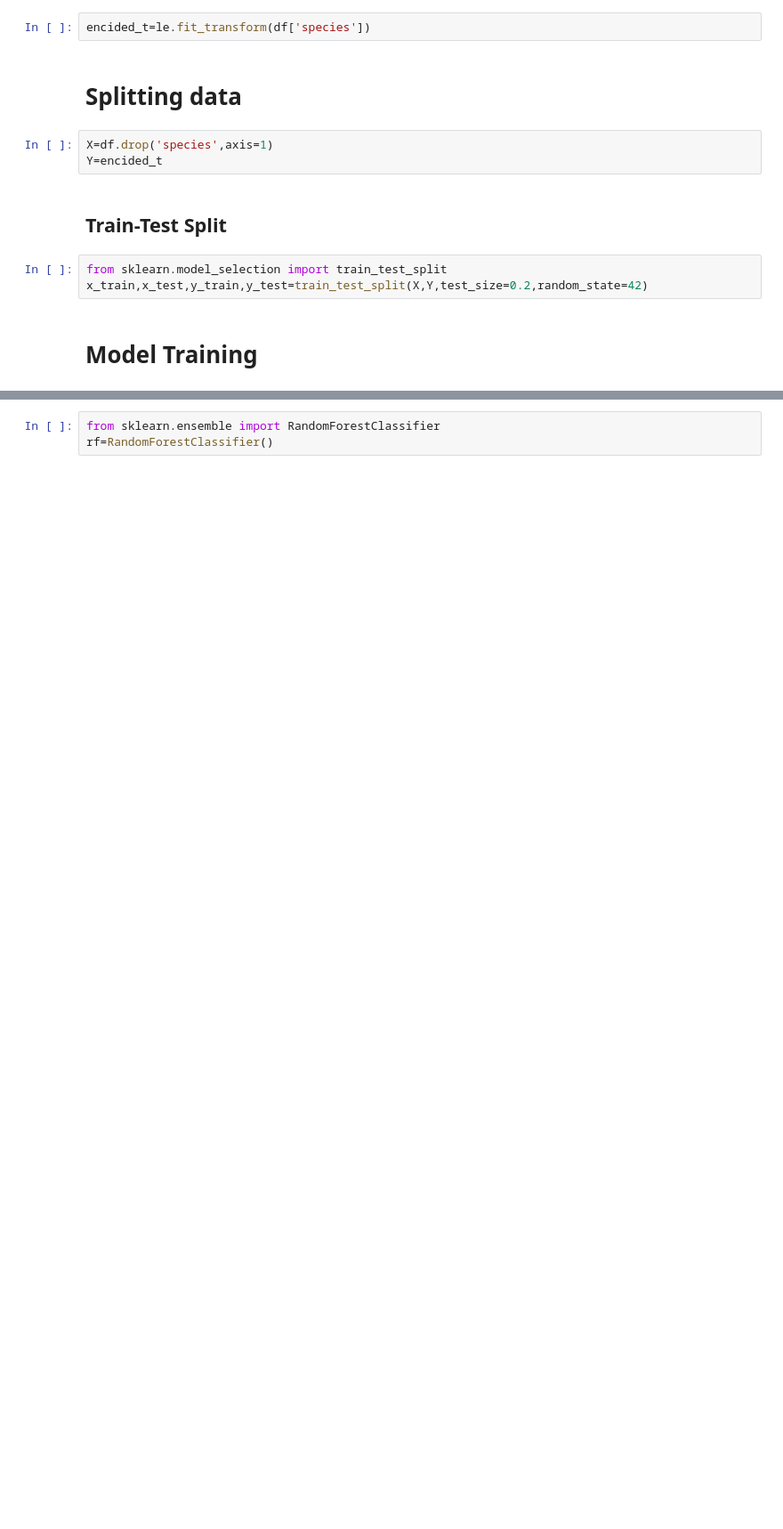
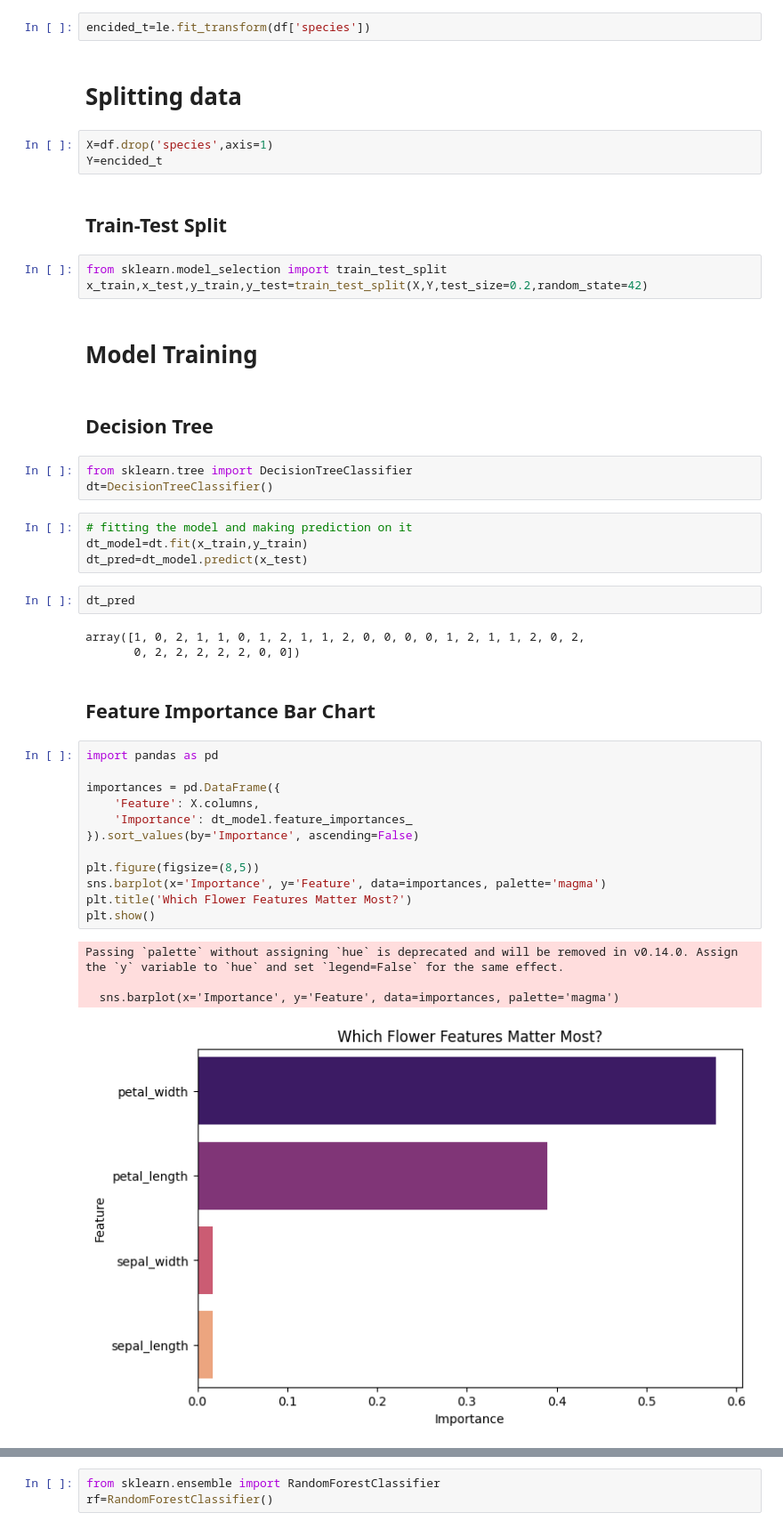
Before and after one commit to siddhraj1412/22, a Jupyter notebook: iris-flower-eda-modeling-and-evaluation.ipynb, the cells around one changed output, grey strips where cells are left out. Shown at 89% size. Drawn from its saved outputs; the diff is of its cells as text; blank space fills up the shorter version.

Commit message:
Kaggle Notebook | Iris flower EDA, Modeling and Evaluation | Version 3

```diff
--- a/iris-flower-eda-modeling-and-evaluation.ipynb
+++ b/iris-flower-eda-modeling-and-evaluation.ipynb
@@ -156,3 +156,36 @@ from sklearn.model_selection import train_test_split
 x_train,x_test,y_train,y_test=train_test_split(X,Y,test_size=0.2,random_state=42)
 # %% [markdown]
 # Model Training
+# %% [markdown]
+## Decision Tree
+# %%
+from sklearn.tree import DecisionTreeClassifier
+dt=DecisionTreeClassifier()
+# %%
+# fitting the model and making prediction on it
+dt_model=dt.fit(x_train,y_train)
+dt_pred=dt_model.predict(x_test)
+# %%
+dt_pred
+# %% [output]
+array([1, 0, 2, 1, 1, 0, 1, 2, 1, 1, 2, 0, 0, 0, 0, 1, 2, 1, 1, 2, 0, 2,
+       0, 2, 2, 2, 2, 2, 0, 0])
+# %% [markdown]
+## Feature Importance Bar Chart
+# %%
+import pandas as pd
+
+importances = pd.DataFrame({
+    'Feature': X.columns,
+    'Importance': dt_model.feature_importances_
+}).sort_values(by='Importance', ascending=False)
+
+plt.figure(figsize=(8,5))
+sns.barplot(x='Importance', y='Feature', data=importances, palette='magma')
+plt.title('Which Flower Features Matter Most?')
+plt.show()
+# %% [output]
+Passing `palette` without assigning `hue` is deprecated and will be removed in v0.14.0. Assign the `y` variable to `hue` and set `legend=False` for the same effect.
+
+  sns.barplot(x='Importance', y='Feature', data=importances, palette='magma')
+[figure, added]
```
Also changed, not shown: parts of 13 cells of this notebook.
